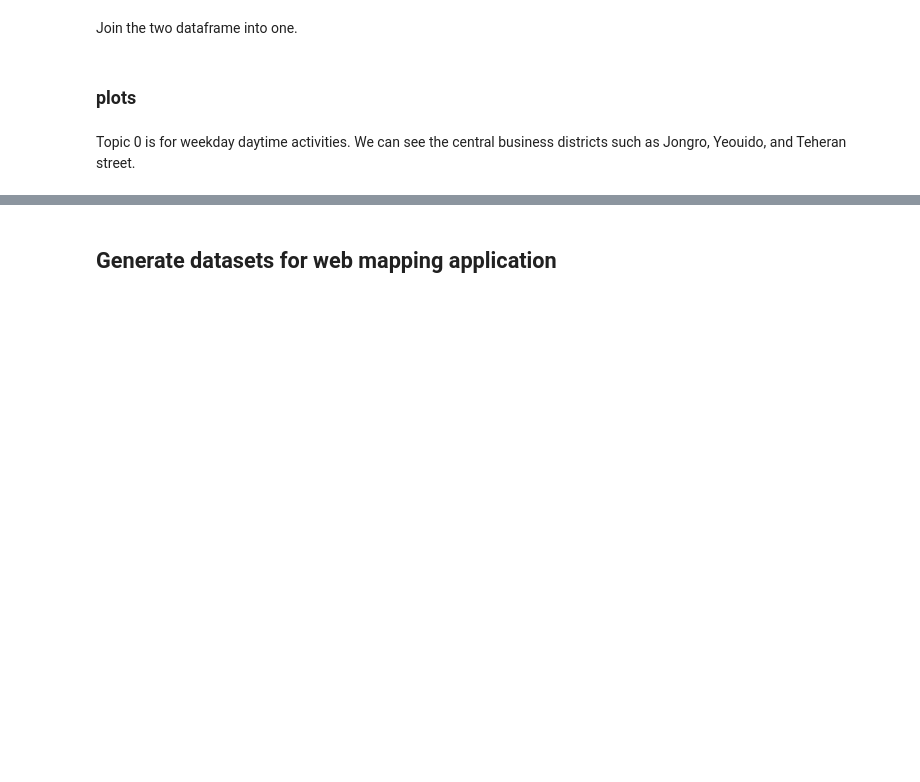
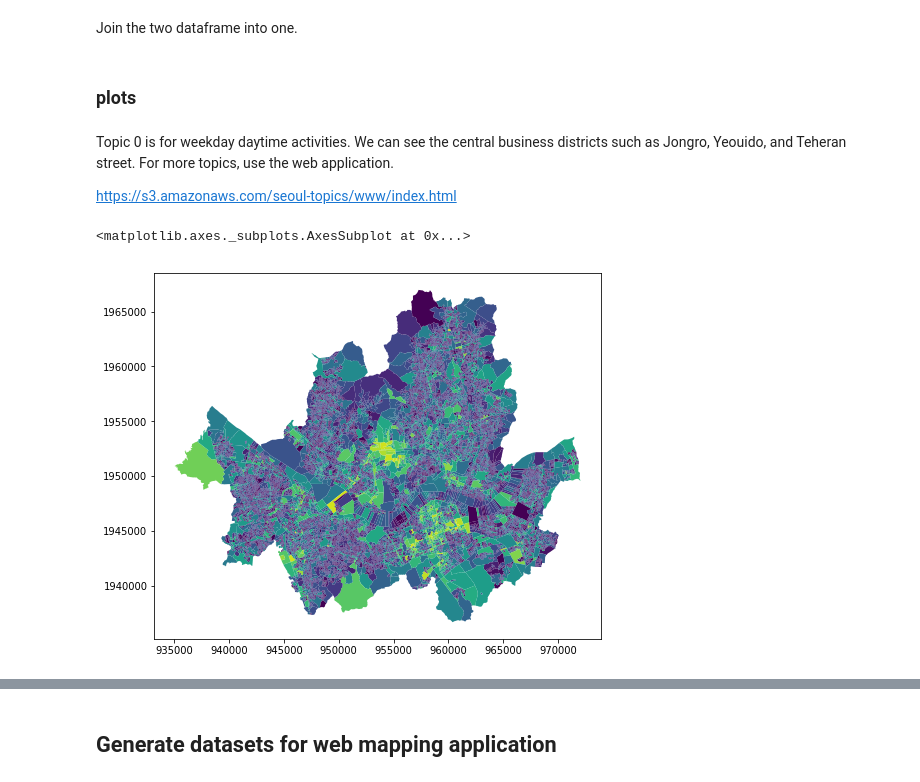
Before and after one commit to yonghah/urban-activity-topics, a Jupyter notebook: notebooks/UrbanActivityTopics.ipynb, the cells around one changed output, grey strips where cells are left out. Saved outputs shown, nothing was run; the diff lists cells and outputs as text; code cells hidden in the pictures; blank space fills up the shorter version.

```diff
--- a/notebooks/UrbanActivityTopics.ipynb
+++ b/notebooks/UrbanActivityTopics.ipynb
@@ -206,6 +208,11 @@ df_map.drop(columns=['TOT_REG_CD', 'ADM_CD'], inplace=True)
 # %% [markdown]
 ### plots
 # %% [markdown]
-Topic 0 is for weekday daytime activities. We can see the central business districts such as Jongro, Yeouido, and Teheran street.
+Topic 0 is for weekday daytime activities. We can see the central business districts such as Jongro, Yeouido, and Teheran street. For more topics, use the web application.
+
+https://s3.amazonaws.com/seoul-topics/www/index.html
 # %%
-df_map.plot(column='topic_0', figsize=(10,10))
+df_map.plot(column='topic_0', figsize=(8,8))
+# %% [output]
+<matplotlib.axes._subplots.AxesSubplot at 0x...>
+[figure, added]
```
Also changed, not shown: parts of 3 cells of this notebook.
